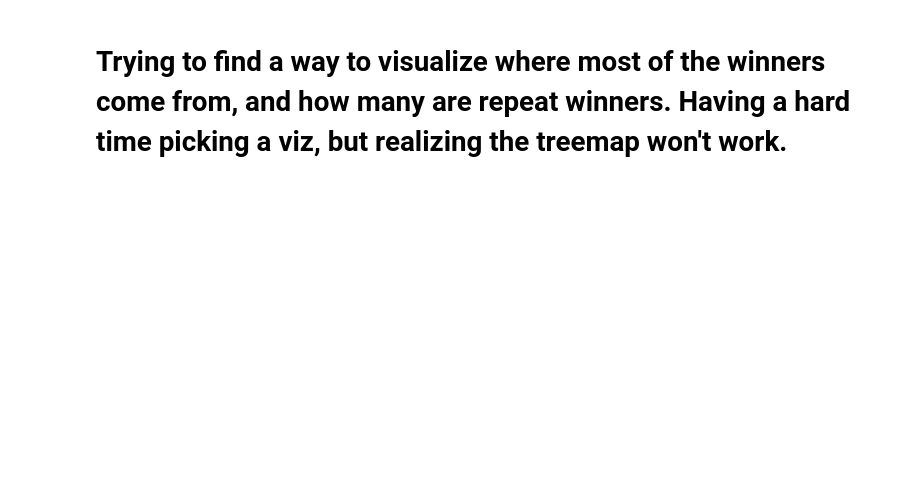
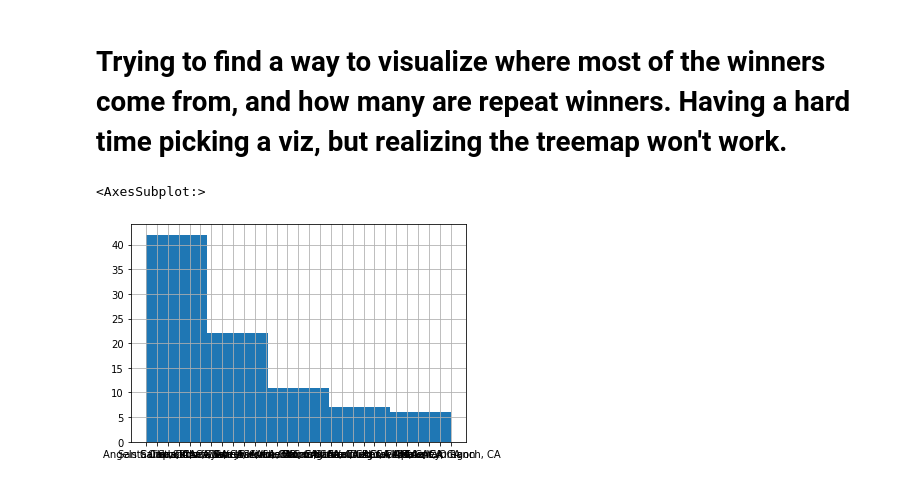
Before and after one commit to Katherine89Lee/Calaveras-Jumping-Frog-Analysis, a Jupyter notebook: Frognalysis.ipynb, the cells around one changed output. Saved outputs shown, nothing was run; the diff lists cells and outputs as text; code cells hidden in the pictures; blank space fills up the shorter version.

```diff
--- a/Frognalysis.ipynb
+++ b/Frognalysis.ipynb
@@ -79,2 +79,7 @@ plt.show()
 # %% [markdown]
 # Trying to find a way to visualize where most of the winners come from, and how many are repeat winners. Having a hard time picking a viz, but realizing the treemap won't work.
+# %%
+froggos['City From'].hist(bins=5)
+# %% [output]
+<AxesSubplot:>
+[figure, added]
```
Also changed, not shown: parts of 1 cell of this notebook.
